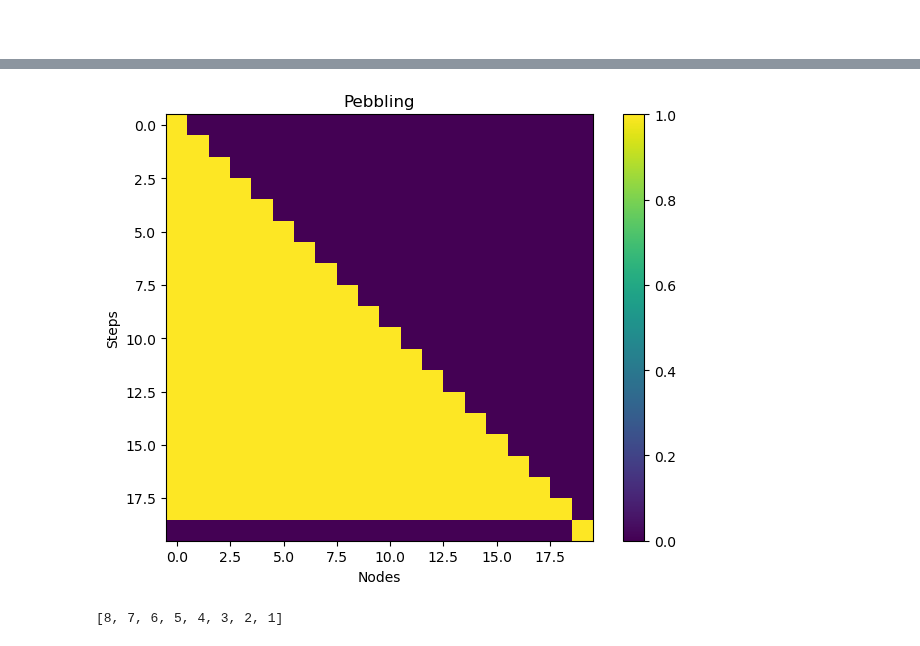
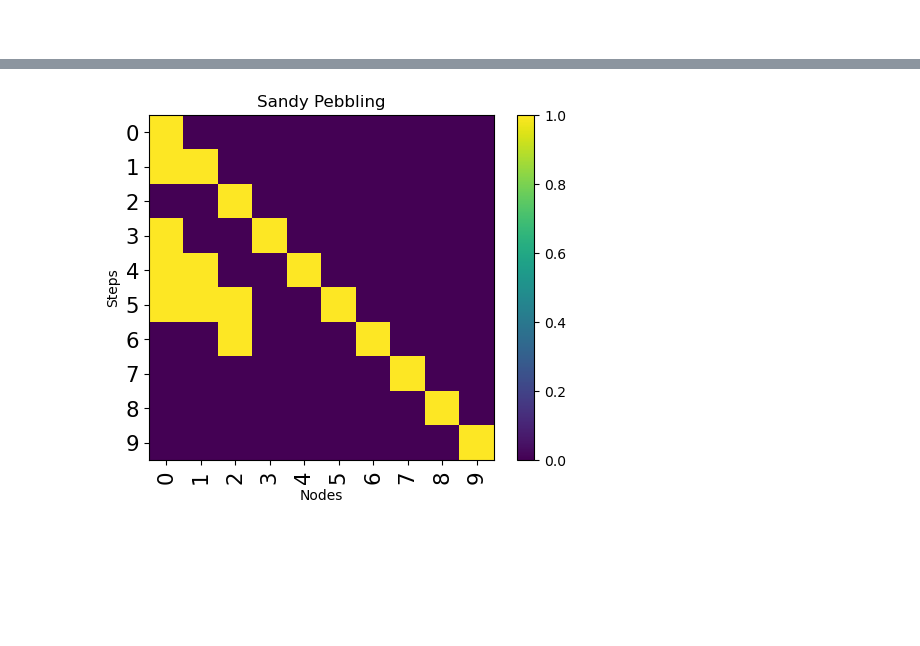
Before and after one commit to blake-holman/ED_Adversaries, a Jupyter notebook: Untitled.ipynb, the cells around one changed output, grey strips where cells are left out. Cells and saved outputs as stored; diff of their text form; code cells hidden in the pictures; blank space fills up the shorter version.

```diff
--- a/Untitled.ipynb
+++ b/Untitled.ipynb
@@ -46,7 +46,7 @@ def relax_peb(A, T=None):
                 if A[u,v] == 1:
                     constraints += [peb[i+1, v] <= peb[i, u]]
     opt_prob = cp.Problem(cp.Minimize(cp.sum(peb[:, :-1])), constraints)
-    opt_prob.solve(solver="SCS", verbose=True)
+    opt_prob.solve(solver="MOSEK", verbose=True,  mosek_params={"MSK_IPAR_NUM_THREADS": 12})
     return peb.value
 
 def cleanup_peb(peb, eps = 0.0001):
@@ -59,7 +59,7 @@ def cleanup_peb(peb, eps = 0.0001):
         # if skipped:
         if np.linalg.norm(peb[step, :])< eps:
             peb = np.delete(peb, step, axis=0)
-    peb = np.delete(peb, 0, axis=0)
+    # peb = np.delete(peb, 0, axis=0)
     return peb
 # %%
 def line_graph(N):
@@ -77,19 +77,22 @@ def argon2a(N):
     A = line_graph(N)
     for v in range(2, N):
         u = np.random.randint(v-1)
-        print(v)
         A[u,v] = 1
     return A
 
 def sparse_MHF(N, incoming):
     A = line_graph(N)
-    incoming_nodes = itertools
+    incoming_nodes = random.sample(list(range(2,N)), incoming)
+    print(incoming_nodes)
+    for v in incoming_nodes:
+        A[np.random.randint(v-1), v] = 1
+    return A
 # %%
-N= 20
-A = complete(N)
+N= 10
+A = sparse_MHF(N, 3)
 G = nx.DiGraph(A)
 pos=[(i, 0) for i in range(N)]
-nx.draw_networkx_nodes(G, pos, node_size = 600/N)
+nx.draw_networkx_nodes(G, pos, node_size = 1200/N)
 nx.draw_networkx_edges(nx.DiGraph(line_graph(N)), pos)
 nx.draw_networkx_edges(nx.DiGraph(A-line_graph(N)), pos, connectionstyle="arc3, rad=-0.5")
 nx.draw_networkx_labels(G, pos)
@@ -153,8 +122,4 @@ objective = 189.999943
 # %%
-visualize(peb, xlabel="Nodes", ylabel="Steps", title="Pebbling")
+visualize(peb, xlabel="Nodes", ylabel="Steps", title="Sandy Pebbling", labels=(list(range(peb.shape[1])), list(range(peb.shape[0]))))
 # %% [output]
-[figure, old version]
+[figure, new version]
-# %%
-print(list(range(8,0,-1)))
-# %% [output]
-[8, 7, 6, 5, 4, 3, 2, 1]
```
Also changed, not shown: parts of 2 cells of this notebook, 1 other file.
